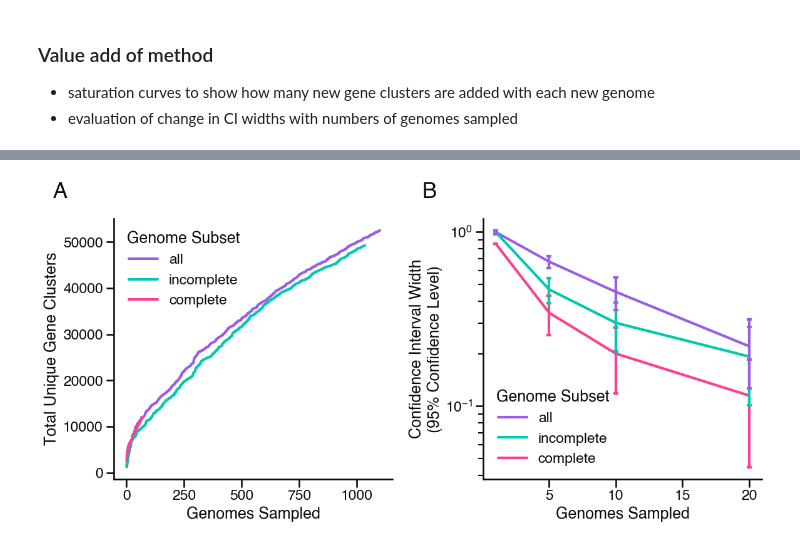
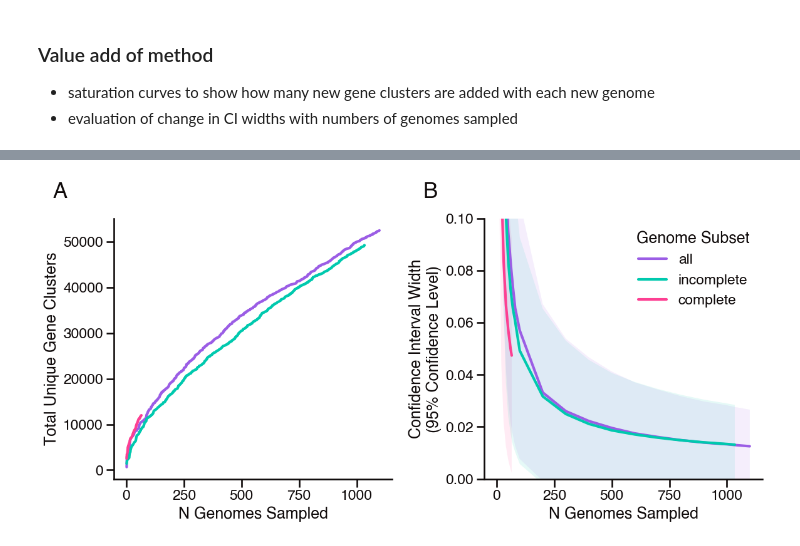
Before and after one commit to blasks/gene-prevalence, a Jupyter notebook: experiments/5-demonstration-experiments.ipynb, the cells around one changed output, grey strips where cells are left out. Drawn from its saved outputs; the diff is of its cells as text; code cells hidden in the pictures.

Commit message:
Finished demonstration experiments and figures.

```diff
--- a/experiments/5-demonstration-experiments.ipynb
+++ b/experiments/5-demonstration-experiments.ipynb
@@ -71,6 +71,11 @@ pa_df = pd.read_csv(
 genome_metadata_df = pd.read_csv(data_dir / "pro_pangenome_metadata.csv")
 completeness_series = genome_metadata_df.set_index("genome")["completeness"] / 100
 
+# identify most represented clade for each gene cluster
+clade_df = pa_df.copy()
+clade_df['clade'] = clade_df.index.map(genome_metadata_df.set_index('genome')['clade'])
+most_repped_clade = clade_df.groupby('clade').sum().idxmax()
+
 pa_df
 # %% [output]
 | gene_cluster_id | GC_00000001 | GC_00000002 | GC_00000003 | GC_00000004 | GC_00000005 | GC_00000006 | GC_00000007 | ... |
@@ -151,10 +347,10 @@ saturation_df
 
 # set sample sizes to evaluate
 sample_sizes = [
-    1, 10, 20, 65, 100, 500, 1000, 1034, 1099,
-    # 1, 5, 10, 20, 30, 40, 50, 60, 65,
-    # 70, 80, 100, 200, 300, 400, 500,
-    # 600, 700, 800, 900, 1000, 1034, 1099
+    # 1, 10, 20, 65, 100, 500, 1000, 1034, 1099,
+    1, 5, 10, 20, 30, 40, 50, 60, 65,
+    70, 80, 100, 200, 300, 400, 500,
+    600, 700, 800, 900, 1000, 1034, 1099
 ]
 
 # iterate through sample sizes and subsets, fit Bernoulli prevalence model, and calculate confidence interval widths
@@ -230,51 +450,46 @@ sns.lineplot(
     hue_order=['all', 'incomplete', 'complete'],
     palette=[palette[i] for i in [0, 2, 3]],
     linewidth=3,
-    ax=axes[0]
+    ax=axes[0],
+    legend=False
 )
-axes[0].set_xlabel("Genomes Sampled")
+axes[0].set_xlabel("N Genomes Sampled")
 axes[0].set_ylabel("Total Unique Gene Clusters")
-axes[0].legend(title="Genome Subset")
 # add annotation for panel A
 axes[0].annotate("A", **annotation_kwargs)
 
 # plot B: confidence interval widths
 sns.lineplot(
-    data=ci_width_df,
+    data=ci_width_df[ci_width_df['sample_size'].ge(10)],
     x="sample_size",
     y="mean_ci_width",
     hue="subset",
     hue_order=['all', 'incomplete', 'complete'],
     palette=[palette[i] for i in [0, 2, 3]],
     linewidth=3,
     ax=axes[1]
 )
-# add error bars representing standard deviation of confidence interval widths across gene clusters
-for subset_name, color in zip(
-    ['complete', 'incomplete', 'all'],
-    [palette[i] for i in [3, 2, 0]]
-):
-    subset_df = ci_width_df.loc[ci_width_df['subset'] == subset_name]
-    axes[1].errorbar(
+# add color bands to represent one standard deviation around the mean confidence interval width for each subset
+for subset_name, color in zip(['complete', 'incomplete', 'all'], [palette[i] for i in [3, 2, 0]]):
+    subset_df = ci_width_df[ci_width_df['subset'] == subset_name]
+    axes[1].fill_between(
         x=subset_df['sample_size'],
-        y=subset_df['mean_ci_width'],
-        yerr=subset_df['std_ci_width'],
-        fmt='none',
-        ecolor=color,
-        capsize=3,
-        capthick=3,
-        elinewidth=3,
+        y1=subset_df['mean_ci_width'] - subset_df['std_ci_width'],
+        y2=subset_df['mean_ci_width'] + subset_df['std_ci_width'],
+        color=color,
+        alpha=0.1,
+        zorder=0
     )
-axes[1].set_xlabel("Genomes Sampled")
+axes[1].set_xlabel("N Genomes Sampled")
 axes[1].set_ylabel(f"Confidence Interval Width\n({(1 - ci_alpha) * 100:.0f}% Confidence Level)")
-axes[1].set_yscale('log')
+axes[1].set_ylim(0, 0.1)
 axes[1].legend(title="Genome Subset")
 # add annotation for panel B
 axes[1].annotate("B", **annotation_kwargs)
 
 # save and show the figure
 plt.tight_layout()
 # plt.savefig("ci_width_saturation_curves.png", dpi=300)
 plt.show()
 # %% [output]
-[figure, old version]
+[figure, new version]
```
Also changed, not shown: parts of 6 cells of this notebook.
